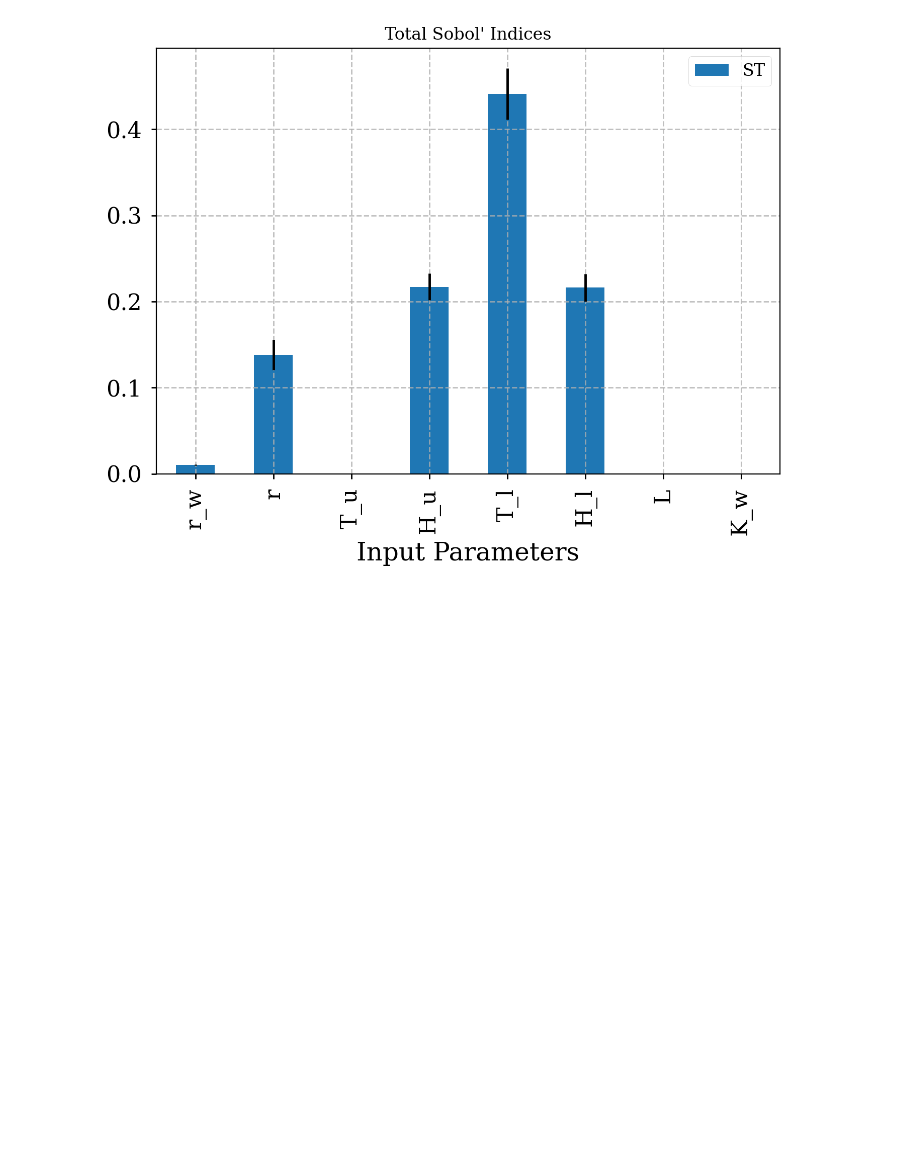
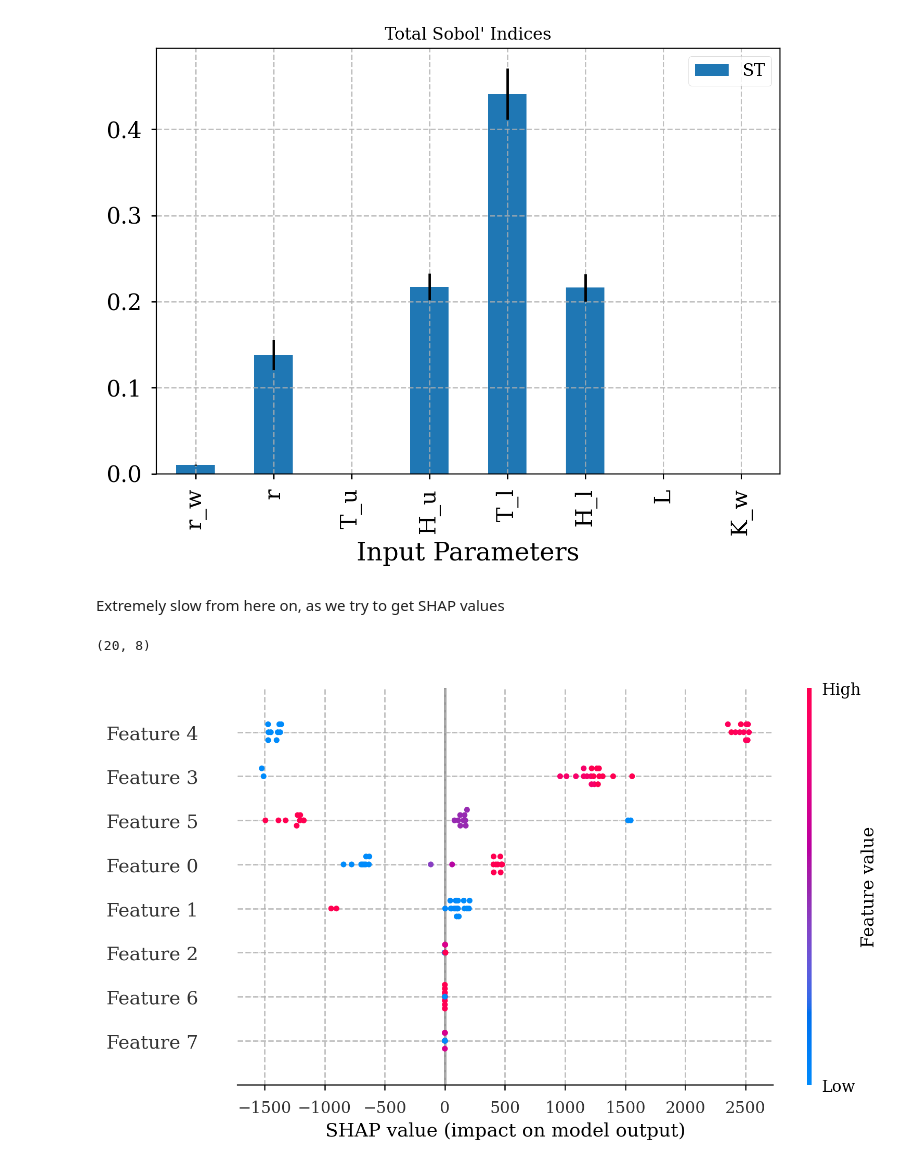
Before and after one commit to aniketjivani/SurrBayesED, a Jupyter notebook: bgsa/01_borehole_sensitivity_shap.ipynb, the cells around one changed output. Saved outputs shown, nothing was run; the diff lists cells and outputs as text; code cells hidden in the pictures; blank space fills up the shorter version.

Commit message:
small sanity check on comparison of shap values and sobol indices

```diff
--- a/bgsa/01_borehole_sensitivity_shap.ipynb
+++ b/bgsa/01_borehole_sensitivity_shap.ipynb
@@ -315,3 +317,7 @@ ax_st.set_title("Total Sobol' Indices")
 plt.savefig("Borehole_total_mc.png", dpi=200)
 # %% [output]
 [figure]
+# %% [markdown]
+Extremely slow from here on, as we try to get SHAP values
+# %%
+explainer = shap.SamplingExplainer(bh.evaluate2, param_values)
@@ -317,0 +326,10 @@ plt.savefig("Borehole_total_mc.png", dpi=200)
+# %%
+shap_values = explainer.shap_values(param_values[:20])
+# %%
+shap_values.shape
+# %% [output]
+(20, 8)
+# %%
+shap.summary_plot(shap_values, param_values[:20])
+# %% [output]
+[figure, added]
```
Also changed, not shown: parts of 9 cells of this notebook.
